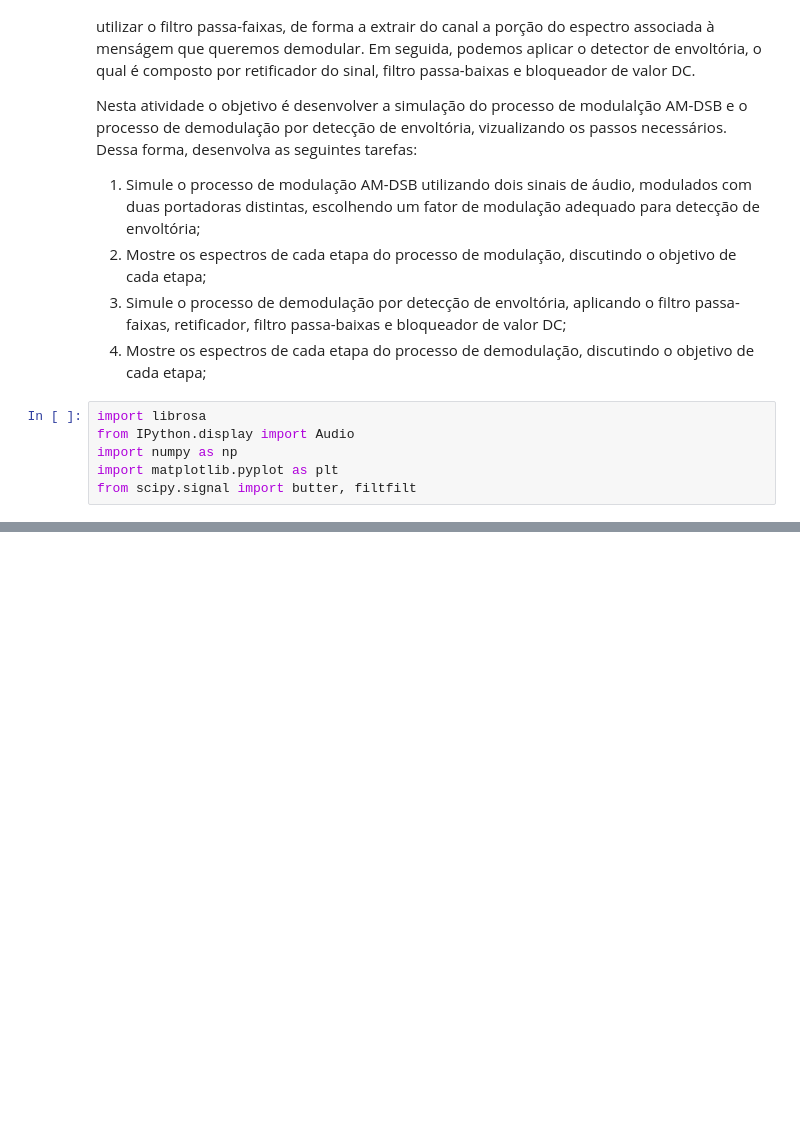
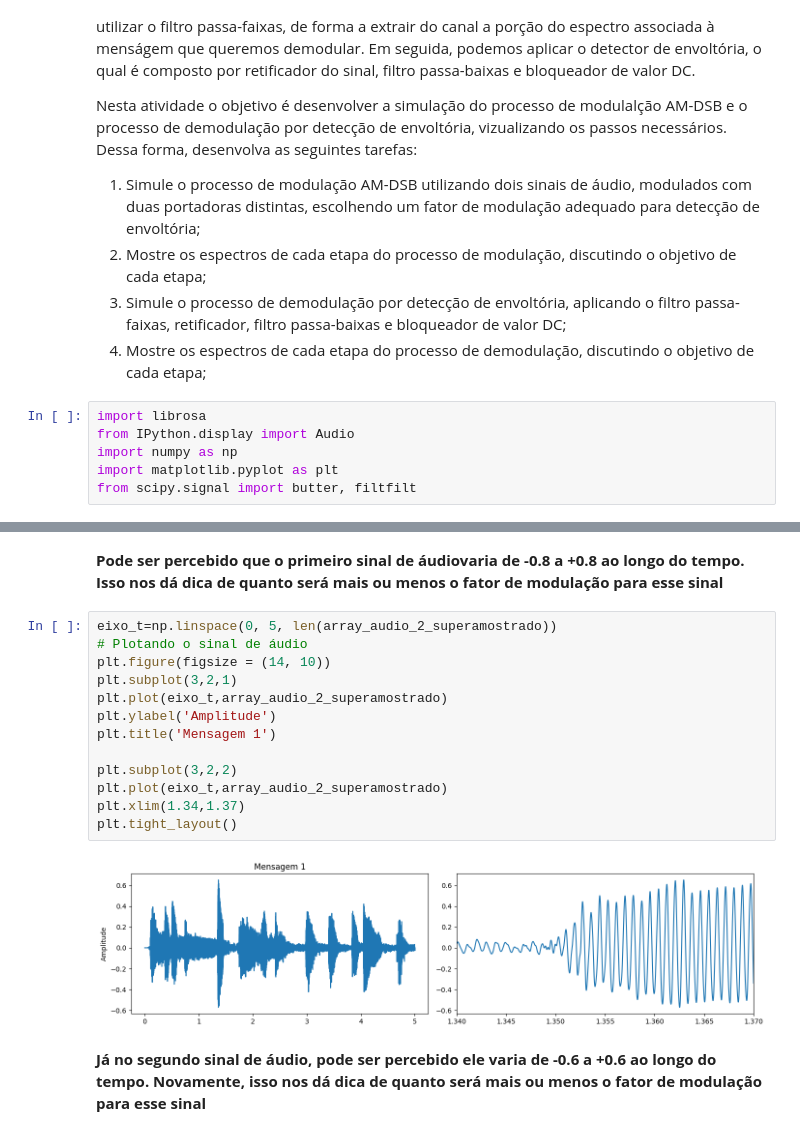
Before and after one commit to iyisakuma/PComunicacao, a Jupyter notebook: Atividade_1_Modulação_AM.ipynb, the cells around one changed output, grey strips where cells are left out. Drawn from its saved outputs; the diff is of its cells as text; blank space fills up the shorter version.

```diff
--- a/Atividade_1_Modulação_AM.ipynb
+++ b/Atividade_1_Modulação_AM.ipynb
@@ -379,0 +433,19 @@ from scipy.signal import butter, filtfilt
+# %% [markdown]
+**Pode ser percebido que o primeiro sinal de áudiovaria de -0.8 a +0.8 ao longo do tempo. Isso nos dá dica de quanto será mais ou menos o fator de modulação para esse sinal**
+# %%
+eixo_t=np.linspace(0, 5, len(array_audio_2_superamostrado))
+# Plotando o sinal de áudio
+plt.figure(figsize = (14, 10))
+plt.subplot(3,2,1)
+plt.plot(eixo_t,array_audio_2_superamostrado)
+plt.ylabel('Amplitude')
+plt.title('Mensagem 1')
+
+plt.subplot(3,2,2)
+plt.plot(eixo_t,array_audio_2_superamostrado)
+plt.xlim(1.34,1.37)
+plt.tight_layout()
+# %% [output]
+[figure, added]
+# %% [markdown]
+**Já no segundo sinal de áudio, pode ser percebido ele varia de -0.6 a +0.6 ao longo do tempo. Novamente, isso nos dá dica de quanto será mais ou menos o fator de modulação para esse sinal**
```
Also changed, not shown: parts of 12 cells of this notebook.
